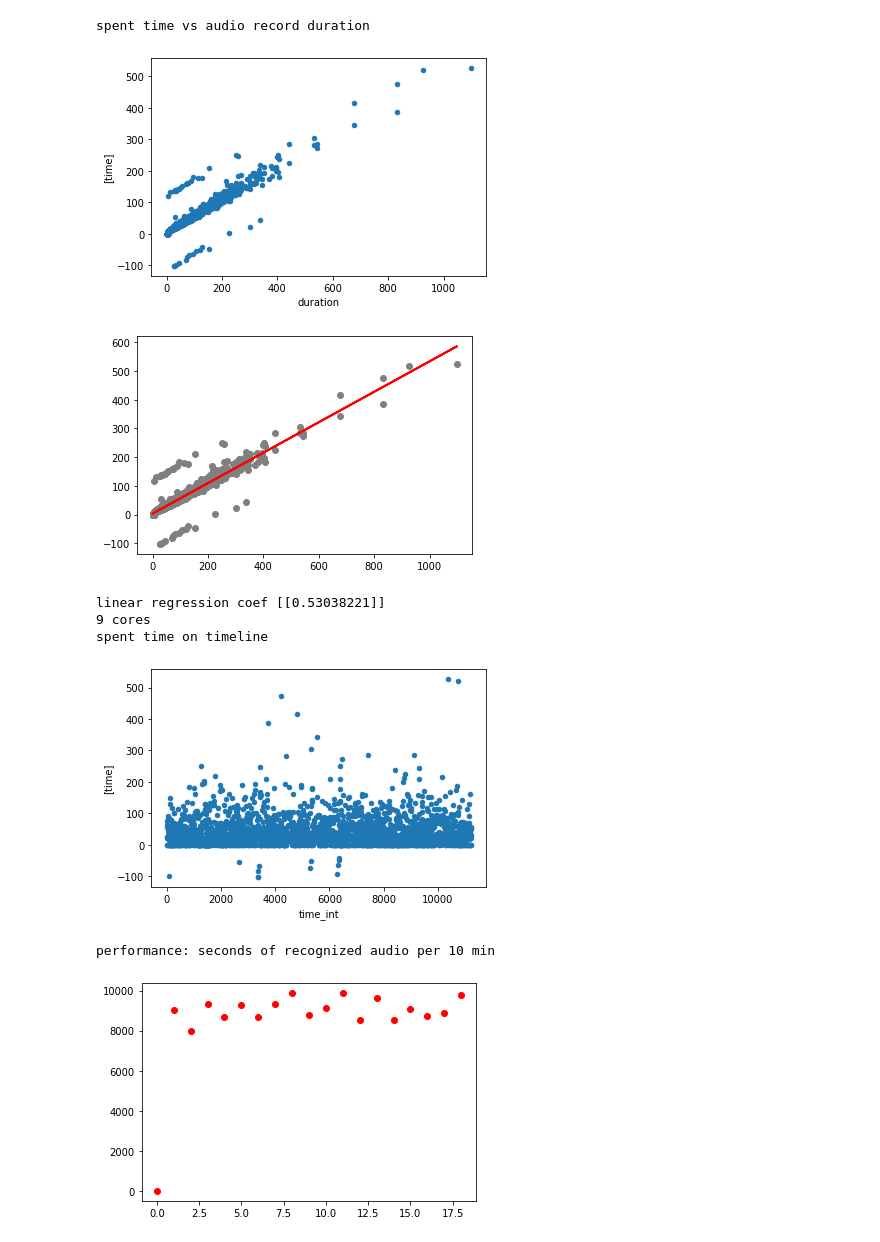
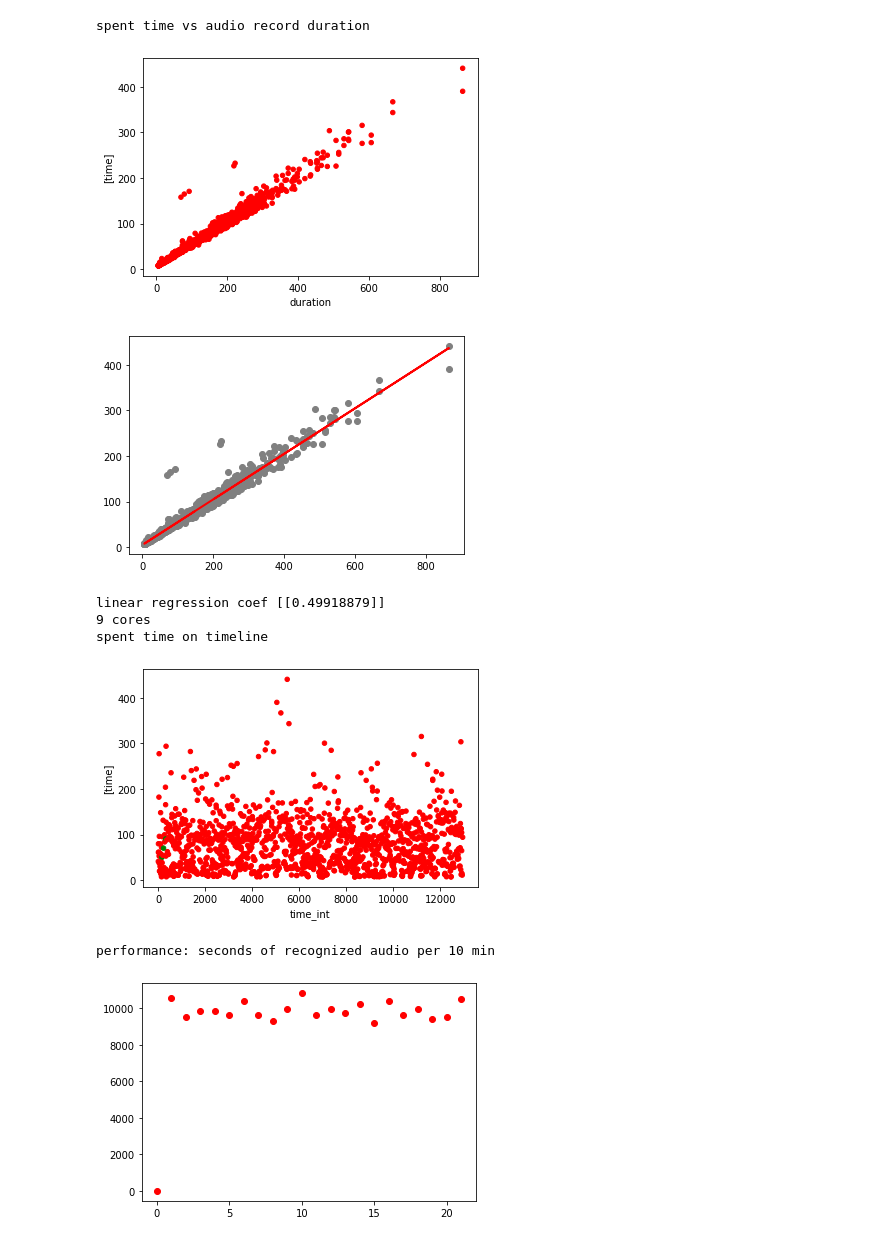
Before and after one commit to format37/call_centre_stt_server, a Jupyter notebook: performance_report.ipynb, the cells around one changed output. Saved outputs shown, nothing was run; the diff lists cells and outputs as text; code cells hidden in the pictures.

```diff
--- a/performance_report.ipynb
+++ b/performance_report.ipynb
@@ -34,7 +34,7 @@ def spent_time_vs_date():
     print('spent time on timeline')
     df['time_int'] = pd.to_timedelta(df.event_date).dt.total_seconds().astype(int)
     df['time_int'] = df['time_int'] - df.time_int.min()
-    df.plot(x="time_int", y=["time"],  kind="scatter")
+    df.plot(x="time_int", y=["time"],  kind="scatter", colors = df['color'])
     plt.show()
 # %%
 def coef():
@@ -65,7 +65,7 @@ def performance():
     print([int(c) for c in counter])
 # %%
 def reco_prognose():
-    query = "select sum(duration) from queue where source_id = 2" # ToDo: remove source_id
+    query = "select sum(duration) from queue"
     df_queued = pd.read_sql(query, con=ms_sql_con())
     queued_duration = float(df_queued.iloc[0])
     time_prognose = queued_duration * performance_coef
@@ -73,28 +73,39 @@ def reco_prognose():
     print('or', int(time_prognose/60), 'min')
     print('or', int(time_prognose/60/60), 'h')
     print('or', int(time_prognose/60/60/24), 'd')
+# %%
+def colorator(source_id):
+    return 'red' if source_id == 1 else 'green'
+# %%
+def earliest_records():
+    print('earliest records')
+    query = "select source_id, min(record_date) from queue group by source_id order by source_id;"
+    df_queued = pd.read_sql(query, con=ms_sql_con())
+    print(df_queued)
 # %%
 #query = "select event_date, cpu, time, duration from perf_log where step = 1 and duration<400 and time > 1000;"
 #query = "select cpu, count(cpu) as cnt, sum(time) as time_sum from perf_log where step = 2 and time > 1000 group by cpu order by cpu;"
 #query = "select event_date, time as time_sum from perf_log where step = 2 and cpu = 3 order by event_date;"
 # %%
-query = "select event_date, cpu, time, duration "
-query += "from perf_log "
-query += "where cores = 9 and step = 0 and event_date > '2021-03-10 13:09:00';"
+query = "select event_date, cpu, time, duration, source_id"
+query += " from perf_log "
+query += " where cores = 9 and step = 2 and event_date > '2021-03-12 06:00:00' and time > 5;"
 df = read_sql()
+df['color'] = df['source_id'].apply(colorator)
 spent_time_vs_duration()
 performance_coef = coef()
 print('9 cores')
 spent_time_vs_date()
 performance()
 reco_prognose()
+earliest_records()
 # %% [output]
 spent time vs audio record duration
-[figure, old version]
+[figure, new version]
-[figure, old version]
+[figure, new version]
-linear regression coef [[0.53038221]]
+linear regression coef [[0.49918879]]
 9 cores
 spent time on timeline
-[figure, old version]
+[figure, new version]
 performance: seconds of recognized audio per 10 min
-[figure, old version]
+[figure, new version]
```
Also changed, not shown: parts of 2 cells of this notebook, 2 other files.
